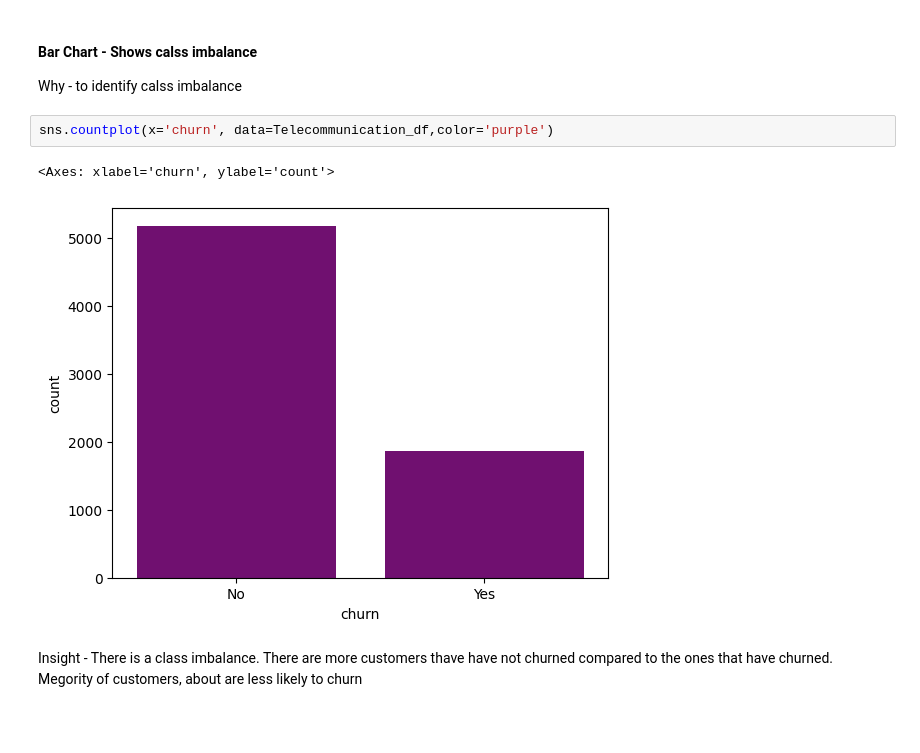
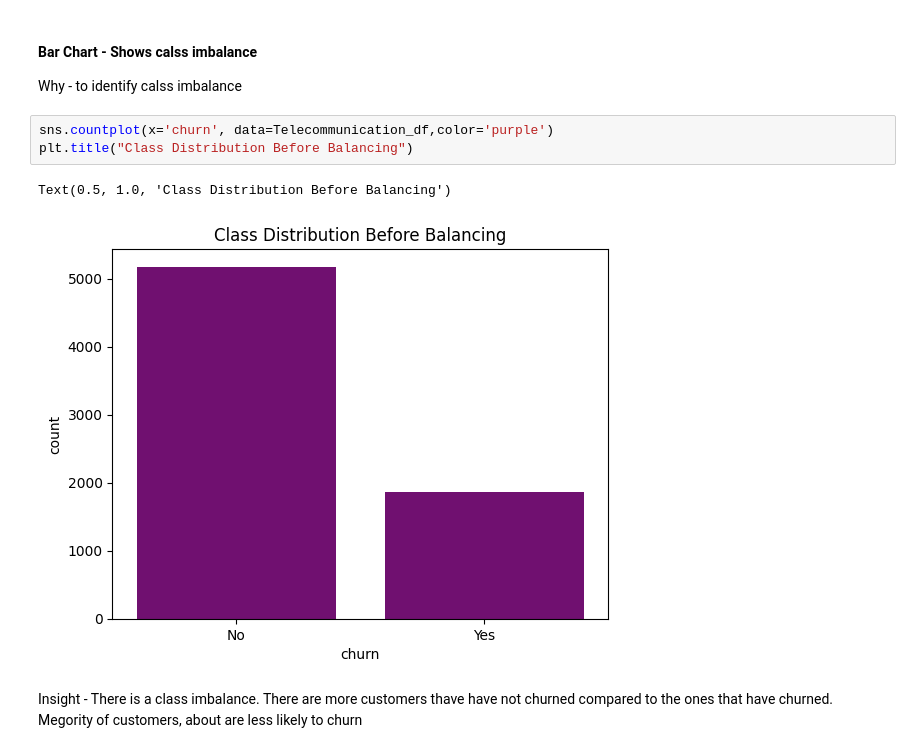
Before and after one commit to yumna-prog/Customer-Churn-Prediction, a Jupyter notebook: CustomerChurnPreduiction.ipynb, the cells around one changed output. Drawn from its saved outputs; the diff is of its cells as text; blank space fills up the shorter version.

```diff
--- a/CustomerChurnPreduiction.ipynb
+++ b/CustomerChurnPreduiction.ipynb
@@ -470,9 +467,10 @@ No inconsistent format and typographical error
 Why - to identify calss imbalance
 # %%
 sns.countplot(x='churn', data=Telecommunication_df,color='purple')
+plt.title("Class Distribution Before Balancing")
 # %% [output]
-<Axes: xlabel='churn', ylabel='count'>
+Text(0.5, 1.0, 'Class Distribution Before Balancing')
-[figure, old version]
+[figure, new version]
 # %% [markdown]
 Insight - There is a class imbalance. There are more customers thave have not churned compared to the ones that have churned.
 Megority of customers, about  are less likely to churn
```
Also changed, not shown: parts of 29 cells of this notebook.
